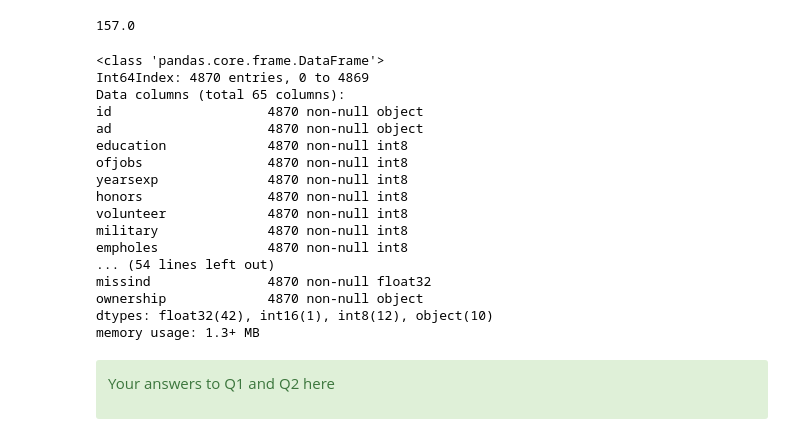
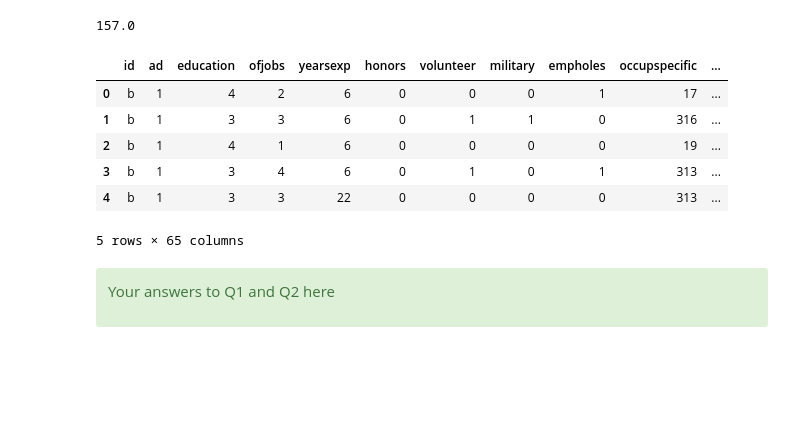
Before and after one commit to sedale33/Springboard, a Jupyter notebook: EDA_racial_discrimination/U0802USJobMarket.ipynb, the cells around one changed output. Cells and saved outputs as stored; diff of their text form; code cells hidden in the pictures; blank space fills up the shorter version.

```diff
--- a/EDA_racial_discrimination/U0802USJobMarket.ipynb
+++ b/EDA_racial_discrimination/U0802USJobMarket.ipynb
@@ -51,25 +51,15 @@ sum(data[data.race=='b'].call)
 # %%
 data.to_csv(r'C:\Users\sirro\Documents\Skool\Springboard\export_dataframe.csv', index = None, header=True)
 # %%
-data.info()
+data.head()
 # %% [output]
+|  | id | ad | education | ofjobs | yearsexp | honors | volunteer | military | empholes | occupspecific | ... |
+| 0 | b | 1 | 4 | 2 | 6 | 0 | 0 | 0 | 1 | 17 | ... |
+| 1 | b | 1 | 3 | 3 | 6 | 0 | 1 | 1 | 0 | 316 | ... |
+| 2 | b | 1 | 4 | 1 | 6 | 0 | 0 | 0 | 0 | 19 | ... |
+| 3 | b | 1 | 3 | 4 | 6 | 0 | 1 | 0 | 1 | 313 | ... |
+| 4 | b | 1 | 3 | 3 | 22 | 0 | 0 | 0 | 0 | 313 | ... |
-<class 'pandas.core.frame.DataFrame'>
-Int64Index: 4870 entries, 0 to 4869
-Data columns (total 65 columns):
-id                    4870 non-null object
-ad                    4870 non-null object
-education             4870 non-null int8
-ofjobs                4870 non-null int8
-yearsexp              4870 non-null int8
-honors                4870 non-null int8
-volunteer             4870 non-null int8
-military              4870 non-null int8
-empholes              4870 non-null int8
-... (54 lines left out)
-missind               4870 non-null float32
-ownership             4870 non-null object
-dtypes: float32(42), int16(1), int8(12), object(10)
-memory usage: 1.3+ MB
+5 rows × 65 columns
 # %% [markdown]
 <div class="span5 alert alert-success">
 <p>Your answers to Q1 and Q2 here</p>
```
Also changed, not shown: 1 other file.
